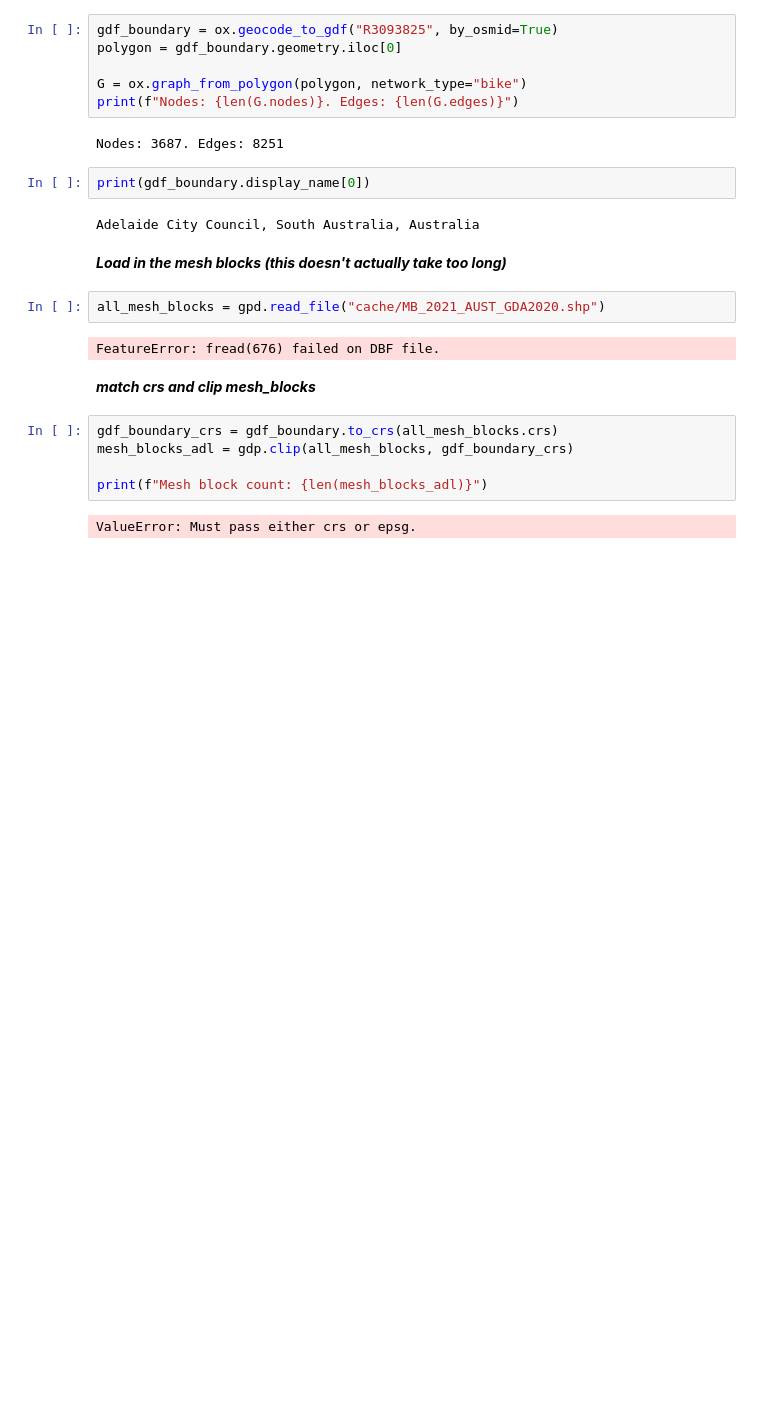
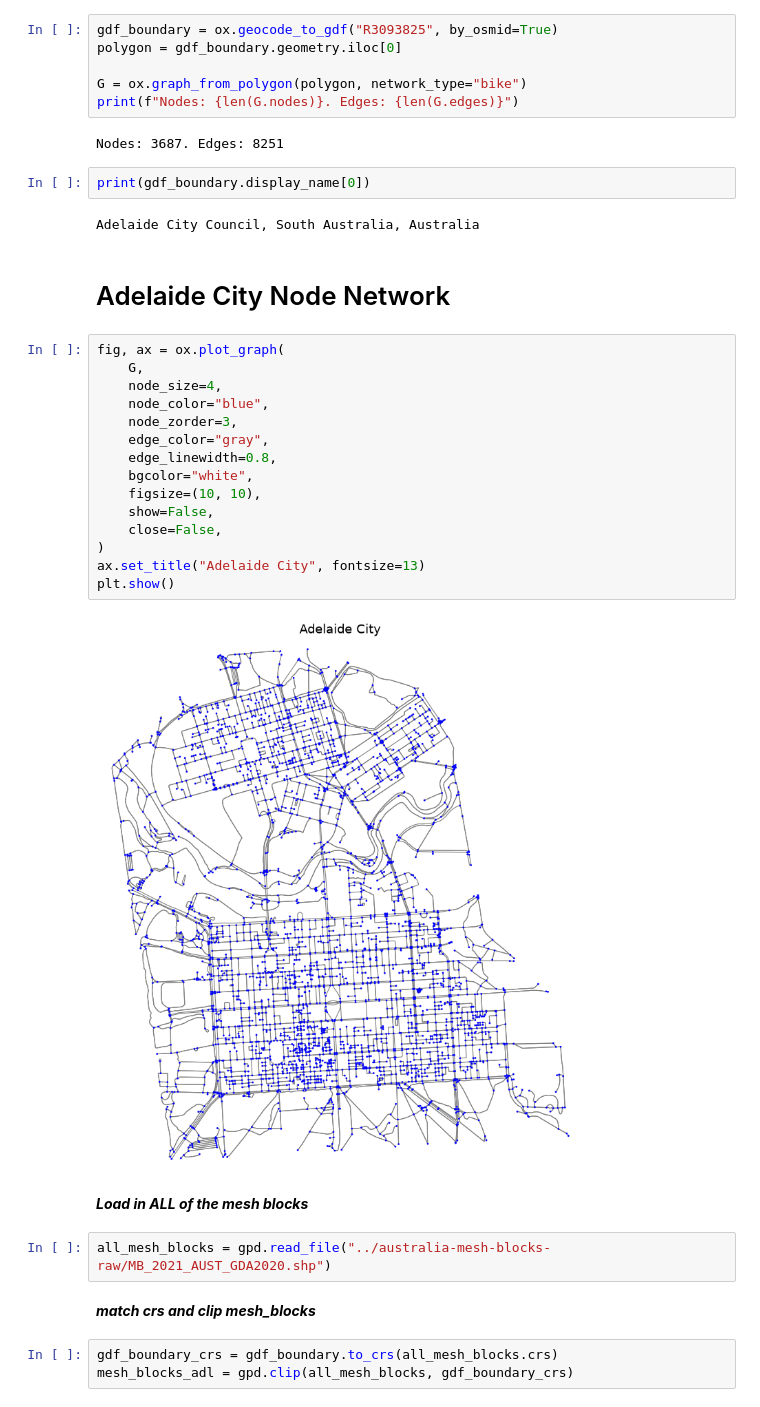
Before and after one commit to ahuyhuy/AdelaideCyclistVolumesModel, a Jupyter notebook: cbd-north-adelaide-model/Adelaide-cbd-census-practice.ipynb, the cells around one changed output. Drawn from its saved outputs; the diff is of its cells as text; blank space fills up the shorter version.

```diff
--- a/cbd-north-adelaide-model/Adelaide-cbd-census-practice.ipynb
+++ b/cbd-north-adelaide-model/Adelaide-cbd-census-practice.ipynb
@@ -26,18 +28,31 @@ Nodes: 3687. Edges: 8251
 print(gdf_boundary.display_name[0])
 # %% [output]
 Adelaide City Council, South Australia, Australia
+# %% [markdown]
+# Adelaide City Node Network
+# %%
+fig, ax = ox.plot_graph(
+    G,
+    node_size=4,
+    node_color="blue",
+    node_zorder=3,
+    edge_color="gray",
+    edge_linewidth=0.8,
+    bgcolor="white",
+    figsize=(10, 10),
+    show=False,
+    close=False,
+)
+ax.set_title("Adelaide City", fontsize=13)
+plt.show()
+# %% [output]
+[figure, added]
 # %% [markdown]
-__*Load in the mesh blocks (this doesn't actually take too long)*__
+__*Load in ALL of the mesh blocks*__
 # %%
-all_mesh_blocks = gpd.read_file("cache/MB_2021_AUST_GDA2020.shp")
+all_mesh_blocks = gpd.read_file("../australia-mesh-blocks-raw/MB_2021_AUST_GDA2020.shp")
-# %% [output]
-FeatureError: fread(676) failed on DBF file.
 # %% [markdown]
 __*match crs and clip mesh_blocks*__
 # %%
 gdf_boundary_crs = gdf_boundary.to_crs(all_mesh_blocks.crs)
-mesh_blocks_adl = gdp.clip(all_mesh_blocks, gdf_boundary_crs)
-
-print(f"Mesh block count: {len(mesh_blocks_adl)}")
+mesh_blocks_adl = gpd.clip(all_mesh_blocks, gdf_boundary_crs)
-# %% [output]
-ValueError: Must pass either crs or epsg.
```
Also changed, not shown: parts of 8 cells of this notebook, 2 other files.
